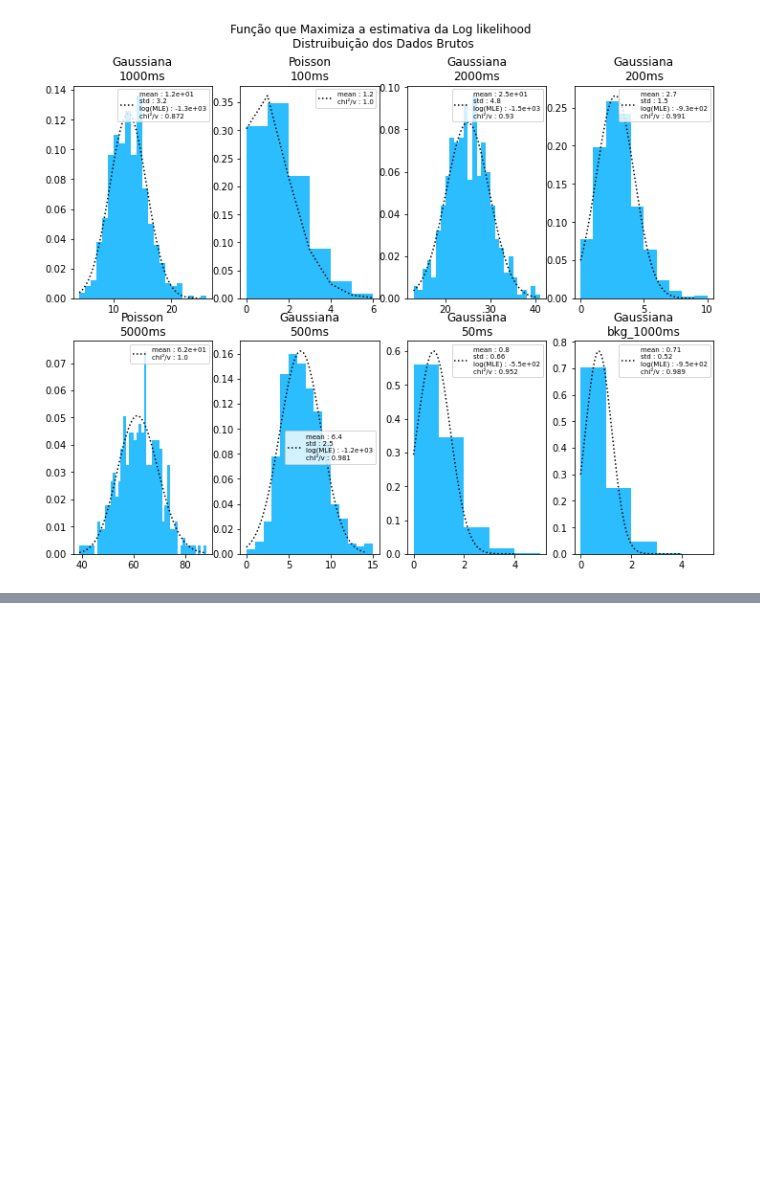
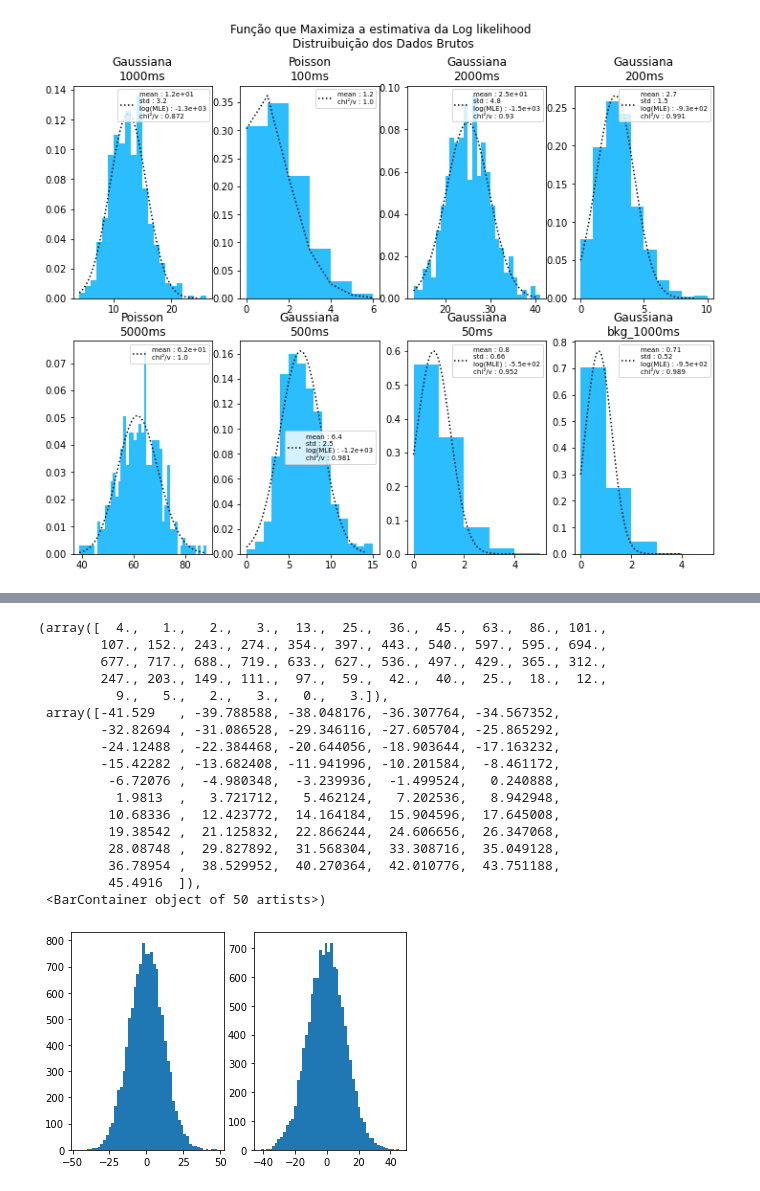
Before and after one commit to estevanmendes/LABIV, a Jupyter notebook: codigo_analise_v1.ipynb, the cells around one changed output, grey strips where cells are left out. Saved outputs shown, nothing was run; the diff lists cells and outputs as text; code cells hidden in the pictures; blank space fills up the shorter version.

```diff
--- a/codigo_analise_v1.ipynb
+++ b/codigo_analise_v1.ipynb
@@ -270,0 +299,26 @@ Text(0.5, 0.98, 'Função que Maximiza a estimativa da Log likelihood \nDistruib
+# %%
+ccd_data=np.loadtxt('ativo1.txt')
+ccd_overscan=np.loadtxt('overscan.txt')
+# %%
+fig,ax=plt.subplots(1,2)
+ax[0].hist(ccd_overscan,bins=50)
+ax[1].hist(ccd_data,bins=50)
+# %% [output]
+(array([  4.,   1.,   2.,   3.,  13.,  25.,  36.,  45.,  63.,  86., 101.,
+        107., 152., 243., 274., 354., 397., 443., 540., 597., 595., 694.,
+        677., 717., 688., 719., 633., 627., 536., 497., 429., 365., 312.,
+        247., 203., 149., 111.,  97.,  59.,  42.,  40.,  25.,  18.,  12.,
+          9.,   5.,   2.,   3.,   0.,   3.]),
+ array([-41.529   , -39.788588, -38.048176, -36.307764, -34.567352,
+        -32.82694 , -31.086528, -29.346116, -27.605704, -25.865292,
+        -24.12488 , -22.384468, -20.644056, -18.903644, -17.163232,
+        -15.42282 , -13.682408, -11.941996, -10.201584,  -8.461172,
+         -6.72076 ,  -4.980348,  -3.239936,  -1.499524,   0.240888,
+          1.9813  ,   3.721712,   5.462124,   7.202536,   8.942948,
+         10.68336 ,  12.423772,  14.164184,  15.904596,  17.645008,
+         19.38542 ,  21.125832,  22.866244,  24.606656,  26.347068,
+         28.08748 ,  29.827892,  31.568304,  33.308716,  35.049128,
+         36.78954 ,  38.529952,  40.270364,  42.010776,  43.751188,
+         45.4916  ]),
+ <BarContainer object of 50 artists>)
+[figure, added]
```
Also changed, not shown: parts of 3 cells of this notebook, 2 other files.
